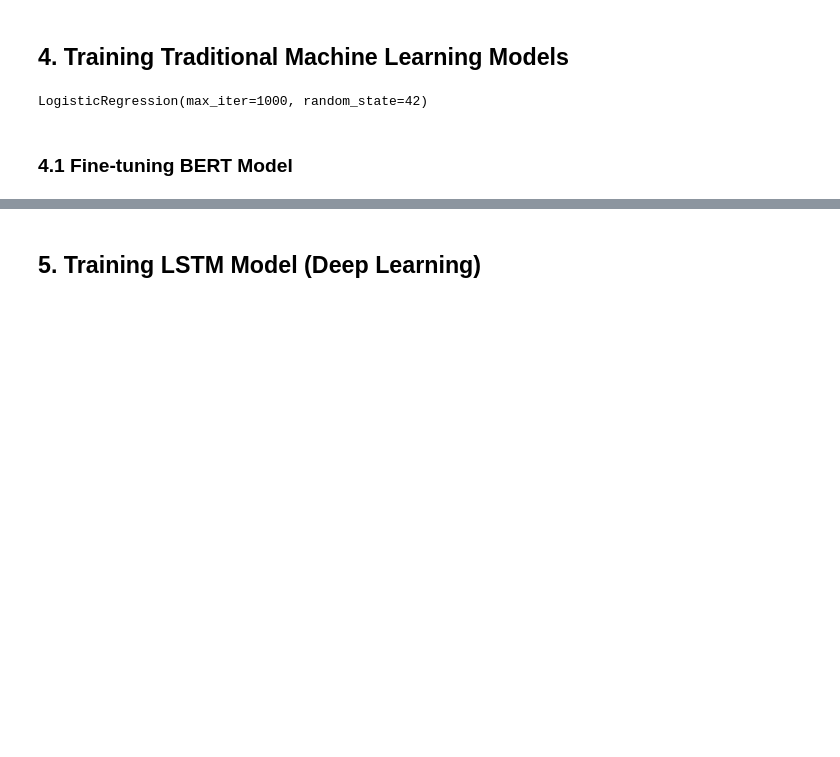
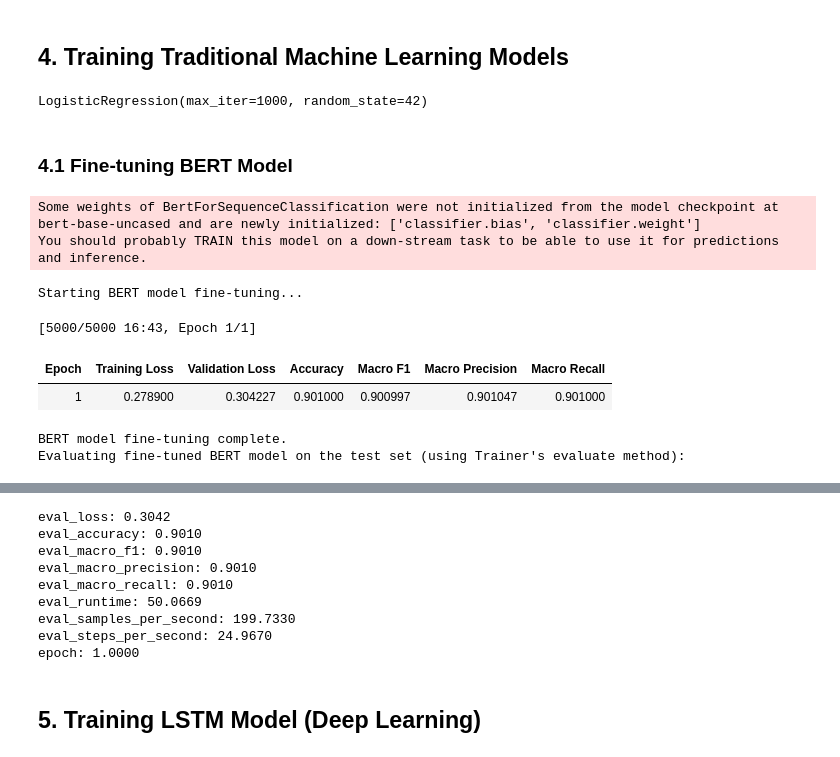
Before and after one commit to abahmad02/CS412-Project, a Jupyter notebook: IMDB_Sentiment_Analysis_Notebook.ipynb, the cells around one changed output, grey strips where cells are left out. Drawn from its saved outputs; the diff is of its cells as text; code cells hidden in the pictures; blank space fills up the shorter version.

```diff
--- a/IMDB_Sentiment_Analysis_Notebook.ipynb
+++ b/IMDB_Sentiment_Analysis_Notebook.ipynb
@@ -170,7 +190,6 @@ LogisticRegression(max_iter=1000, random_state=42)
 # %% [markdown]
 ### 4.1 Fine-tuning BERT Model
 # %%
-
 import pandas as pd
 from datasets import Dataset
 from transformers import BertTokenizerFast, BertForSequenceClassification, TrainingArguments, Trainer
@@ -225,33 +244,44 @@ training_args_bert = TrainingArguments(
     num_train_epochs=1,                   # Total number of training epochs (e.g., 3-5 for full training)
     per_device_train_batch_size=8,        # Batch size per device during training
     per_device_eval_batch_size=8,         # Batch size for evaluation
     warmup_steps=100,                     # Number of warmup steps for learning rate scheduler
     weight_decay=0.01,                    # Strength of weight decay
     logging_dir='./logs_bert',            # Directory for storing logs
-    logging_steps=50,                    # Log every X updates steps
-    evaluation_strategy="epoch",          # Evaluate at the end of each epoch
+    logging_steps=50,                     # Log every X updates steps
+    eval_strategy="epoch",                # Evaluate at the end of each epoch
     save_strategy="epoch",                # Save model checkpoint at the end of each epoch
     load_best_model_at_end=True,          # Load the best model found during training at the end
     metric_for_best_model="macro_f1",     # Metric to identify the best model
     greater_is_better=True,               # For macro_f1, higher is better
-    report_to="none"                      # Disable external reporting (e.g., wandb)
+    report_to="none",                     # Disable external reporting (e.g., wandb)
+    fp16=True,                            # Enable mixed precision training for NVIDIA GPUs
+    tf32=True                             # Enable TF32 on Ampere and newer NVIDIA GPUs (requires PyTorch 1.7+)
 )
 
 # 6. Create Trainer Instance
 bert_trainer = Trainer(
     model=bert_model_fine_tuned,
     args=training_args_bert,
     train_dataset=train_dataset_tokenized,
     eval_dataset=test_dataset_tokenized,    # Using full test set for evaluation during training
     compute_metrics=compute_metrics_bert
 )
 
 # 7. Fine-tune the Model
 print("Starting BERT model fine-tuning...")
 bert_trainer.train()
 
 print("\nBERT model fine-tuning complete.")
 print("Evaluating fine-tuned BERT model on the test set (using Trainer's evaluate method):")
 bert_eval_results_trainer = bert_trainer.evaluate(test_dataset_tokenized)
 for key, value in bert_eval_results_trainer.items():
     print(f"{key}: {value:.4f}")
+# %% [output]
+Some weights of BertForSequenceClassification were not initialized from the model checkpoint at bert-base-uncased and are newly initialized: ['classifier.bias', 'classifier.weight']
+You should probably TRAIN this model on a down-stream task to be able to use it for predictions and inference.
+Starting BERT model fine-tuning...
+[5000/5000 16:43, Epoch 1/1]
+| Epoch | Training Loss | Validation Loss | Accuracy | Macro F1 | Macro Precision | Macro Recall |
+| 1 | 0.278900 | 0.304227 | 0.901000 | 0.900997 | 0.901047 | 0.901000 |
+BERT model fine-tuning complete.
+Evaluating fine-tuned BERT model on the test set (using Trainer's evaluate method):
@@ -258,3 +289,12 @@ for key, value in bert_eval_results_trainer.items():
+eval_loss: 0.3042
+eval_accuracy: 0.9010
+eval_macro_f1: 0.9010
+eval_macro_precision: 0.9010
+eval_macro_recall: 0.9010
+eval_runtime: 50.0669
+eval_samples_per_second: 199.7330
+eval_steps_per_second: 24.9670
+epoch: 1.0000
 # %% [markdown]
 ## 5. Training LSTM Model (Deep Learning)
 # %%
```
Also changed, not shown: parts of 7 cells of this notebook, 1 other file.
